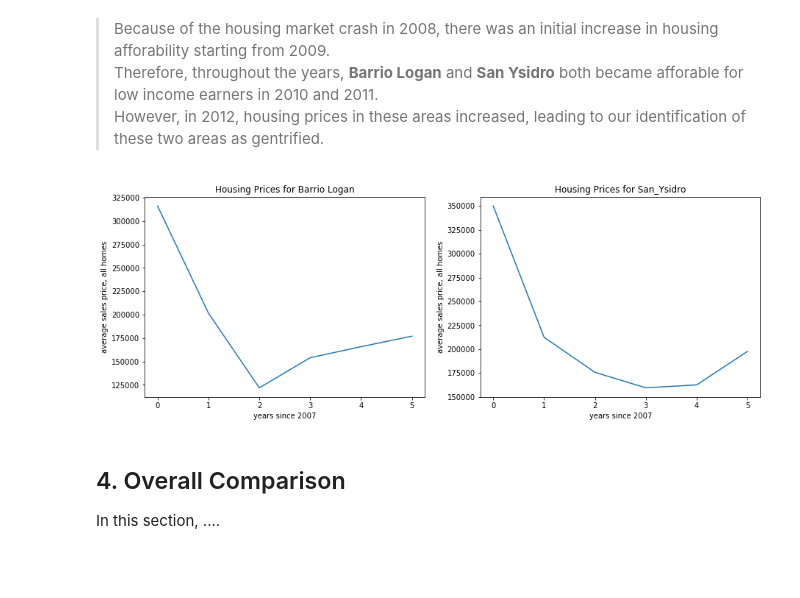
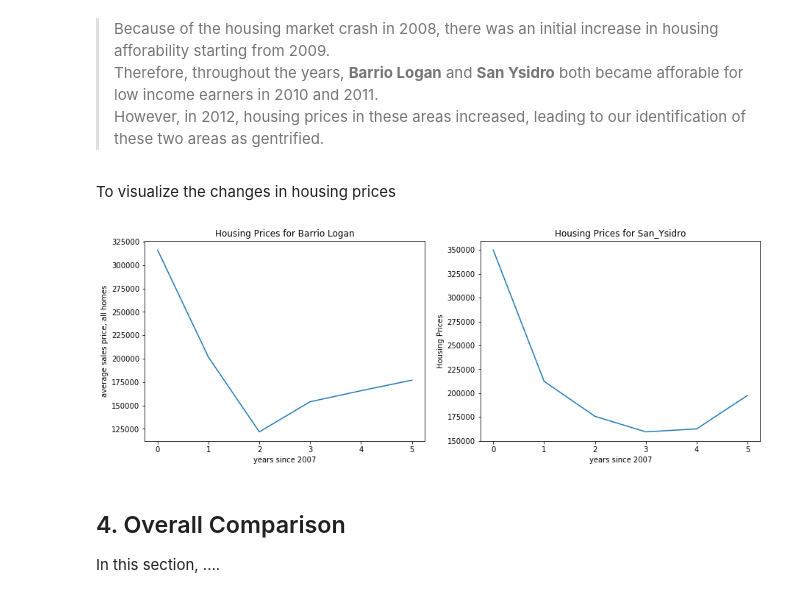
Before and after one commit to AbenaBonsu/Pr_057, a Jupyter notebook: FinalProject.ipynb, the cells around one changed output. Saved outputs shown, nothing was run; the diff lists cells and outputs as text; code cells hidden in the pictures; blank space fills up the shorter version.

```diff
--- a/FinalProject.ipynb
+++ b/FinalProject.ipynb
@@ -786,25 +786,27 @@ lowest income afforable areas:
 > Because of the housing market crash in 2008, there was an initial increase in housing afforability starting from 2009. <br>
 Therefore, throughout the years, **Barrio Logan** and **San Ysidro** both became afforable for low income earners in 2010 and 2011.
 <br> However, in 2012, housing prices in these areas increased, leading to our identification of these two areas as gentrified.
+# %% [markdown]
+To visualize the changes in housing prices
 # %%
 plt.figure(figsize=(15,5))
 plt.subplot(121)
 # accessing by each zipcode
 plt.xlabel('years since 2007')
 plt.ylabel('average sales price, all homes')
 plt.title('Housing Prices for Barrio Logan')
 # color: each zipcode
 _ = plt.plot(hp[0][:].T[:][74])
 
 plt.subplot(122)
 # accessing by each zipcode
 plt.xlabel('years since 2007')
-plt.ylabel('average sales price, all homes')
+plt.ylabel('Housing Prices')
 plt.title('Housing Prices for San_Ysidro')
 # color: each zipcode
 _ = plt.plot(hp[0][:].T[:][94])
 # %% [output]
-[figure, old version]
+[figure, new version]
 # %% [markdown]
 ## 4. Overall Comparison
 
```
